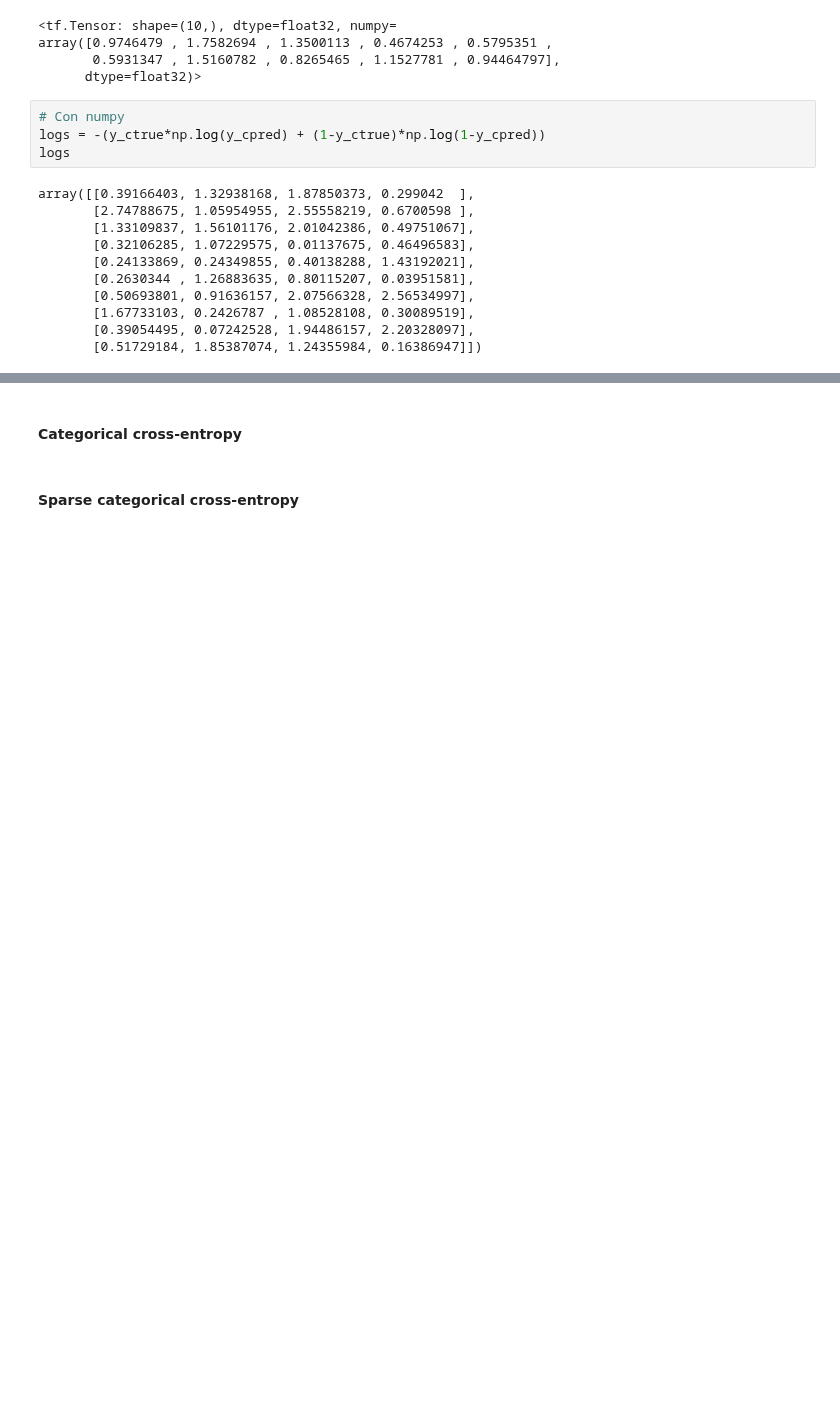
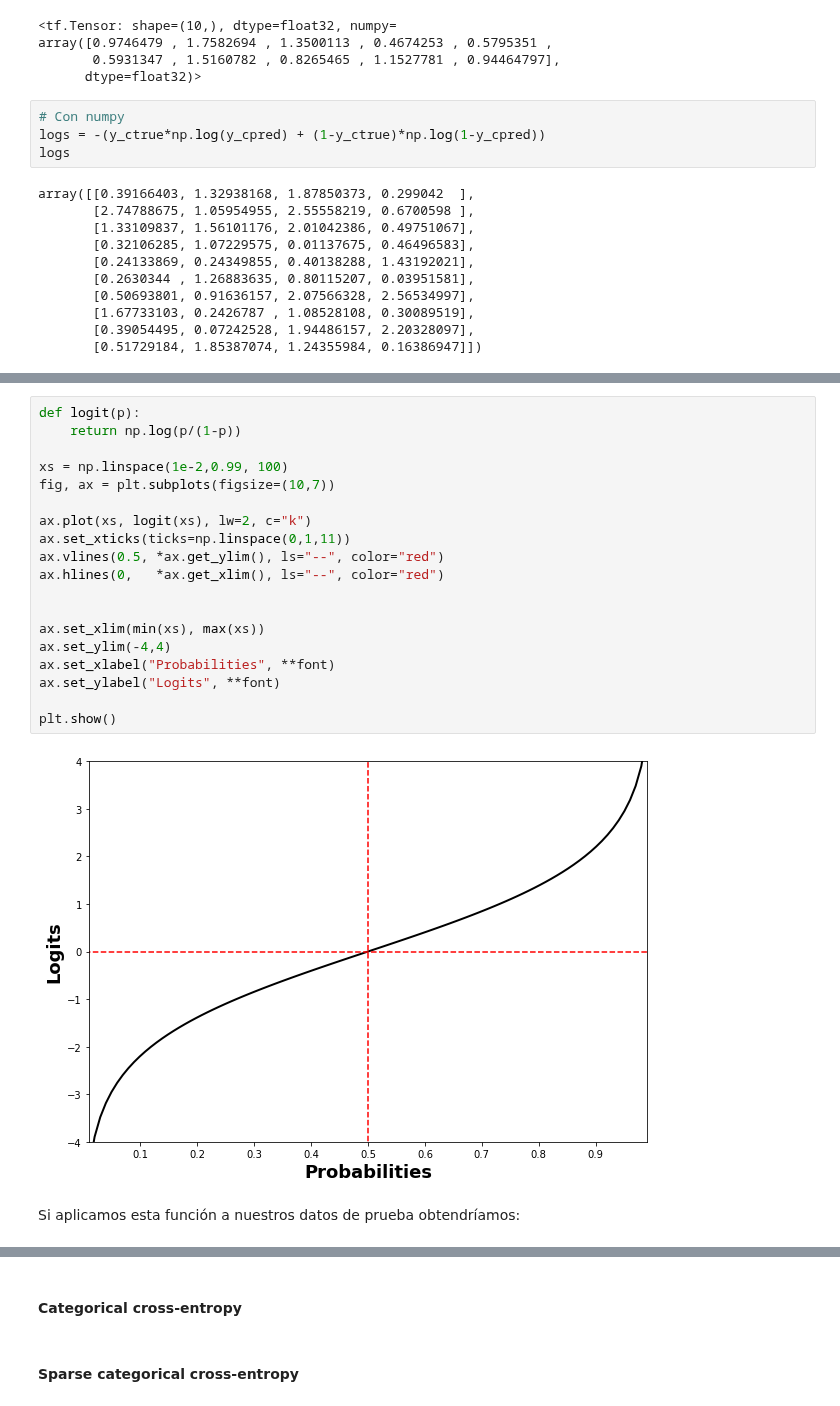
Before and after one commit to hplbrayan/Un-Curso-de-Deep-Learning, a Jupyter notebook: 02_intro_Keras_actf_backp/N2_actf_lf_op_bp.ipynb, the cells around one changed output, grey strips where cells are left out. Drawn from its saved outputs; the diff is of its cells as text; blank space fills up the shorter version.

Commit message:
02.N2.02.02 BCE logits

```diff
--- a/02_intro_Keras_actf_backp/N2_actf_lf_op_bp.ipynb
+++ b/02_intro_Keras_actf_backp/N2_actf_lf_op_bp.ipynb
@@ -1692,0 +1701,23 @@ array([0.97464786, 1.75826957, 1.35001117, 0.46742529, 0.57953508,
+# %%
+def logit(p):
+    return np.log(p/(1-p))
+
+xs = np.linspace(1e-2,0.99, 100)
+fig, ax = plt.subplots(figsize=(10,7))
+
+ax.plot(xs, logit(xs), lw=2, c="k")
+ax.set_xticks(ticks=np.linspace(0,1,11))
+ax.vlines(0.5, *ax.get_ylim(), ls="--", color="red")
+ax.hlines(0,   *ax.get_xlim(), ls="--", color="red")
+
+
+ax.set_xlim(min(xs), max(xs))
+ax.set_ylim(-4,4)
+ax.set_xlabel("Probabilities", **font)
+ax.set_ylabel("Logits", **font)
+
+plt.show()
+# %% [output]
+[figure, added]
+# %% [markdown]
+Si aplicamos esta función a nuestros datos de prueba obtendríamos:
```
Also changed, not shown: parts of 8 cells of this notebook.
